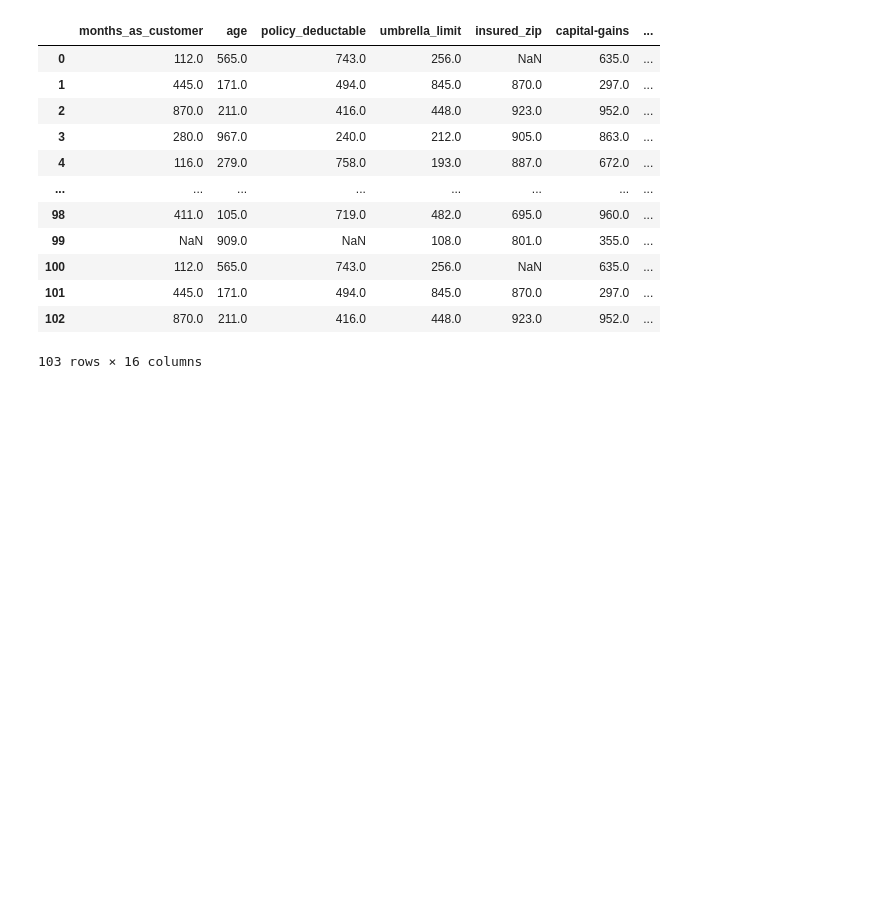
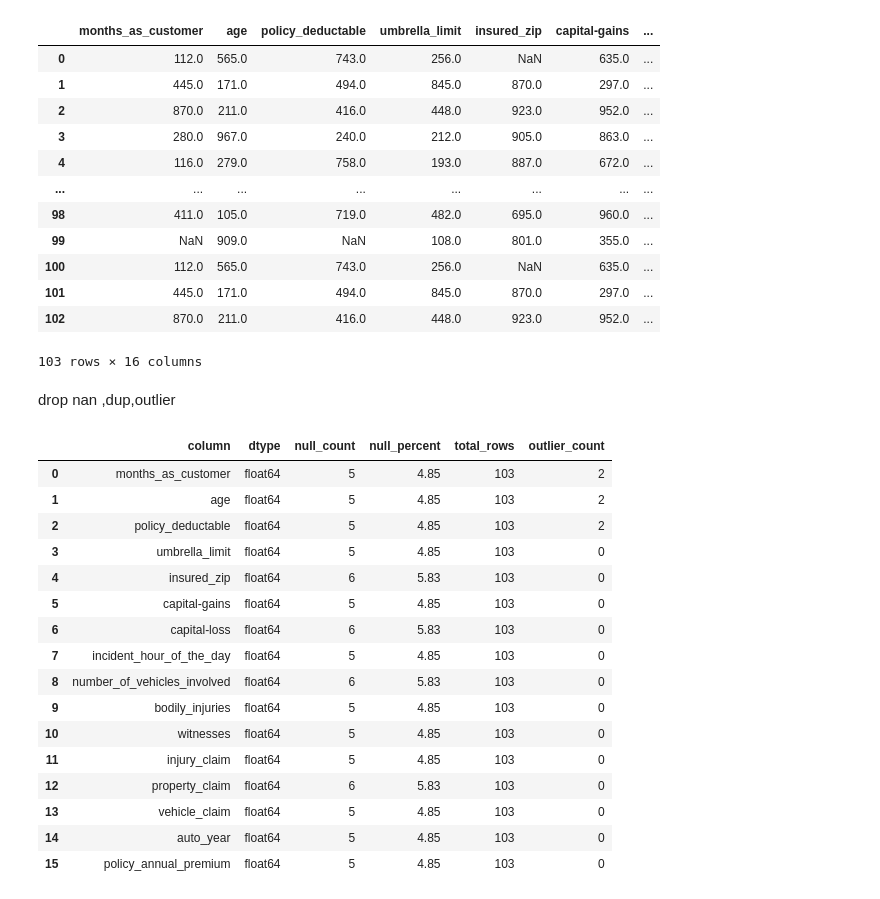
Before and after one commit to inkkuli/fraud_Insurance, a Jupyter notebook: fraud.ipynb, the cells around one changed output. Drawn from its saved outputs; the diff is of its cells as text; code cells hidden in the pictures; blank space fills up the shorter version.

```diff
--- a/fraud.ipynb
+++ b/fraud.ipynb
@@ -405,3 +419,5 @@ df_mockup
 | 101 | 445.0 | 171.0 | 494.0 | 845.0 | 870.0 | 297.0 | ... |
 | 102 | 870.0 | 211.0 | 416.0 | 448.0 | 923.0 | 952.0 | ... |
 103 rows × 16 columns
+# %% [markdown]
+drop nan ,dup,outlier
@@ -407,0 +451,21 @@ df_mockup
+# %%
+summary = check_df_info(df_mockup)
+summary
+# %% [output]
+|  | column | dtype | null_count | null_percent | total_rows | outlier_count |
+| 0 | months_as_customer | float64 | 5 | 4.85 | 103 | 2 |
+| 1 | age | float64 | 5 | 4.85 | 103 | 2 |
+| 2 | policy_deductable | float64 | 5 | 4.85 | 103 | 2 |
+| 3 | umbrella_limit | float64 | 5 | 4.85 | 103 | 0 |
+| 4 | insured_zip | float64 | 6 | 5.83 | 103 | 0 |
+| 5 | capital-gains | float64 | 5 | 4.85 | 103 | 0 |
+| 6 | capital-loss | float64 | 6 | 5.83 | 103 | 0 |
+| 7 | incident_hour_of_the_day | float64 | 5 | 4.85 | 103 | 0 |
+| 8 | number_of_vehicles_involved | float64 | 6 | 5.83 | 103 | 0 |
+| 9 | bodily_injuries | float64 | 5 | 4.85 | 103 | 0 |
+| 10 | witnesses | float64 | 5 | 4.85 | 103 | 0 |
+| 11 | injury_claim | float64 | 5 | 4.85 | 103 | 0 |
+| 12 | property_claim | float64 | 6 | 5.83 | 103 | 0 |
+| 13 | vehicle_claim | float64 | 5 | 4.85 | 103 | 0 |
+| 14 | auto_year | float64 | 5 | 4.85 | 103 | 0 |
+| 15 | policy_annual_premium | float64 | 5 | 4.85 | 103 | 0 |
```
Also changed, not shown: parts of 8 cells of this notebook.
